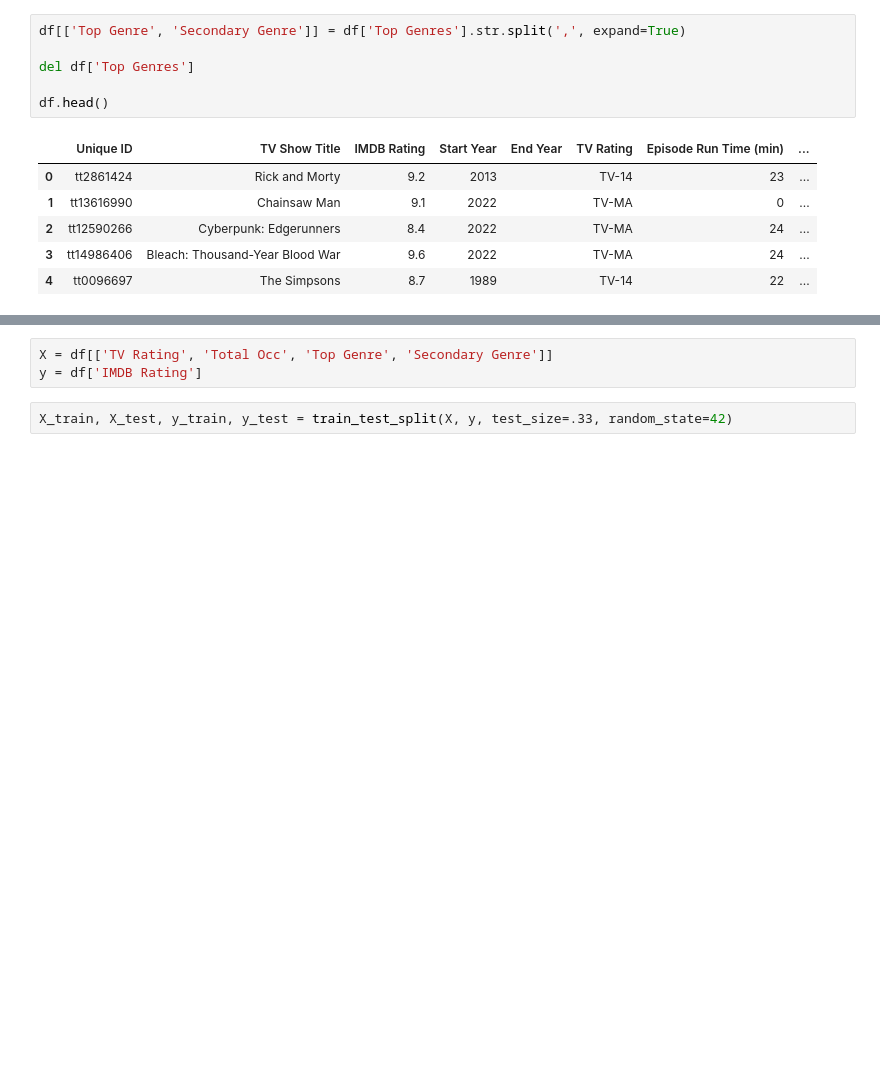
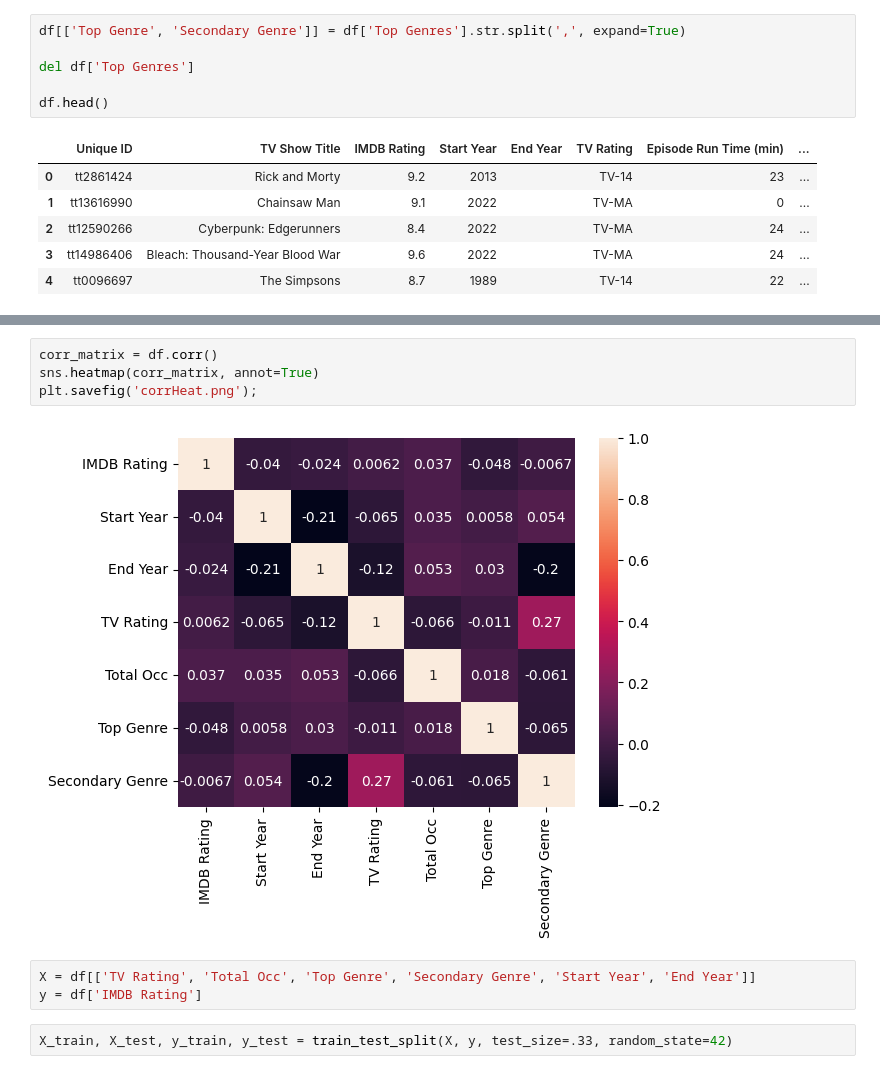
Before and after one commit to ren-nay/Animated-TV-Show-Predictions, a Jupyter notebook: Model Tests.ipynb, the cells around one changed output, grey strips where cells are left out. Cells and saved outputs as stored; diff of their text form; blank space fills up the shorter version.

```diff
--- a/Model Tests.ipynb
+++ b/Model Tests.ipynb
@@ -98,5 +101,11 @@ plt.savefig('pariplot.png');
+# %%
+corr_matrix = df.corr()
+sns.heatmap(corr_matrix, annot=True)
+plt.savefig('corrHeat.png');
+# %% [output]
+[figure, added]
 # %%
-X = df[['TV Rating', 'Total Occ', 'Top Genre', 'Secondary Genre']]
+X = df[['TV Rating', 'Total Occ', 'Top Genre', 'Secondary Genre', 'Start Year', 'End Year']]
 y = df['IMDB Rating']
 # %%
 X_train, X_test, y_train, y_test = train_test_split(X, y, test_size=.33, random_state=42)
```
Also changed, not shown: parts of 13 cells of this notebook, 1 other file.
